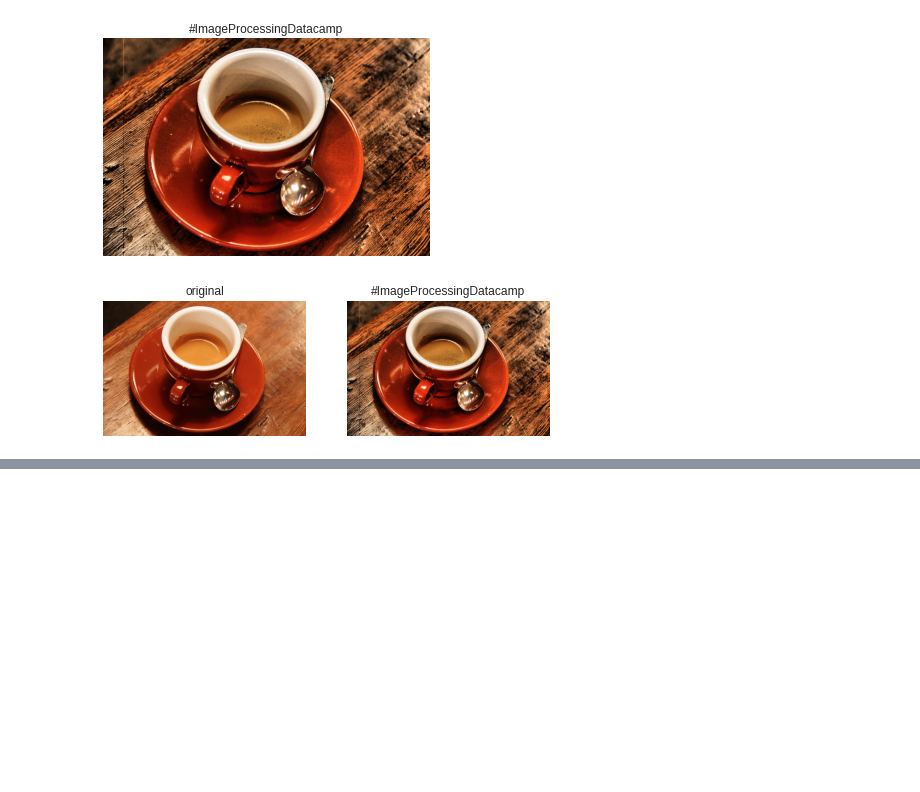
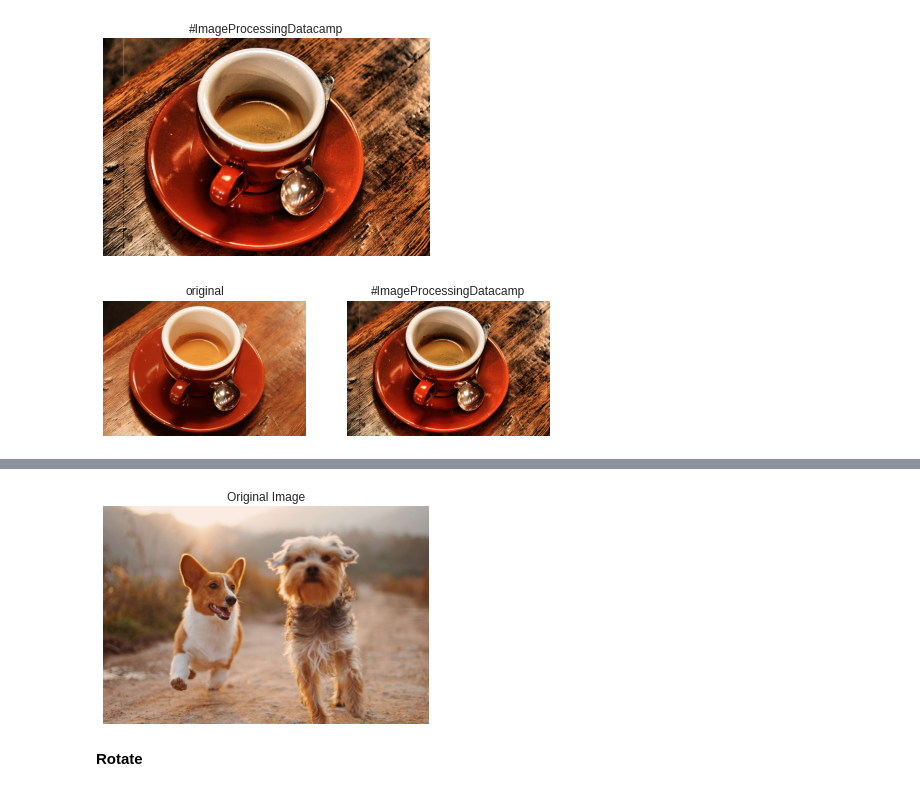
Before and after one commit to Naimul-Islam-Siam/Image-Processing, a Jupyter notebook: Image Processing in Python/2. Filters, Contrast, Transformation and Morphology/image_processing2.ipynb, the cells around one changed output, grey strips where cells are left out. Drawn from its saved outputs; the diff is of its cells as text; code cells hidden in the pictures; blank space fills up the shorter version.

Commit message:
Transform Images: Rescale, Resize, Rotate, Aliasing

```diff
--- a/Image Processing in Python/2. Filters, Contrast, Transformation and Morphology/image_processing2.ipynb
+++ b/Image Processing in Python/2. Filters, Contrast, Transformation and Morphology/image_processing2.ipynb
@@ -210,0 +220,7 @@ plot_comparison(original_image, adapthist_eq_image, "#ImageProcessingDatacamp")
+# %%
+image = io.imread("https://www.canagan.co.uk/media/gene-cms/d/o/dogs.jpg")
+show_image(image, "Original Image")
+# %% [output]
+[figure, added]
+# %% [markdown]
+**Rotate**
```
Also changed, not shown: parts of 16 cells of this notebook.
